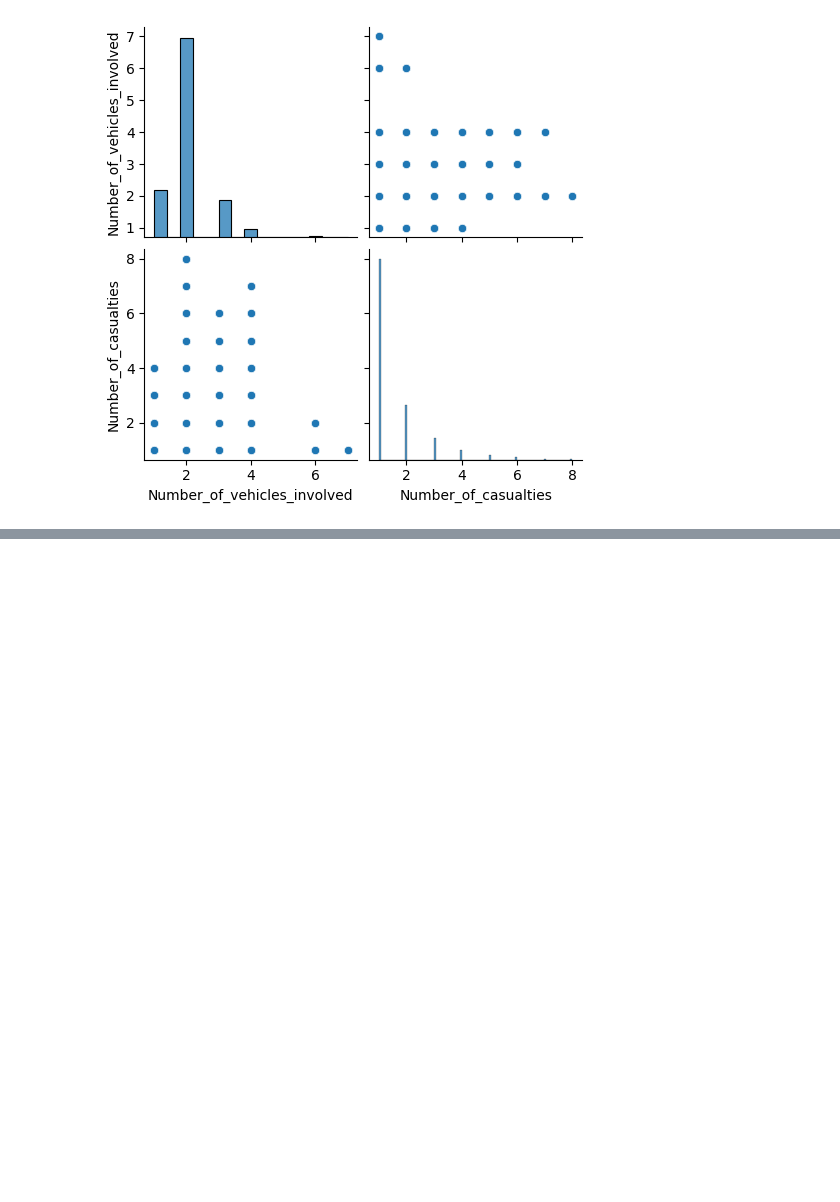
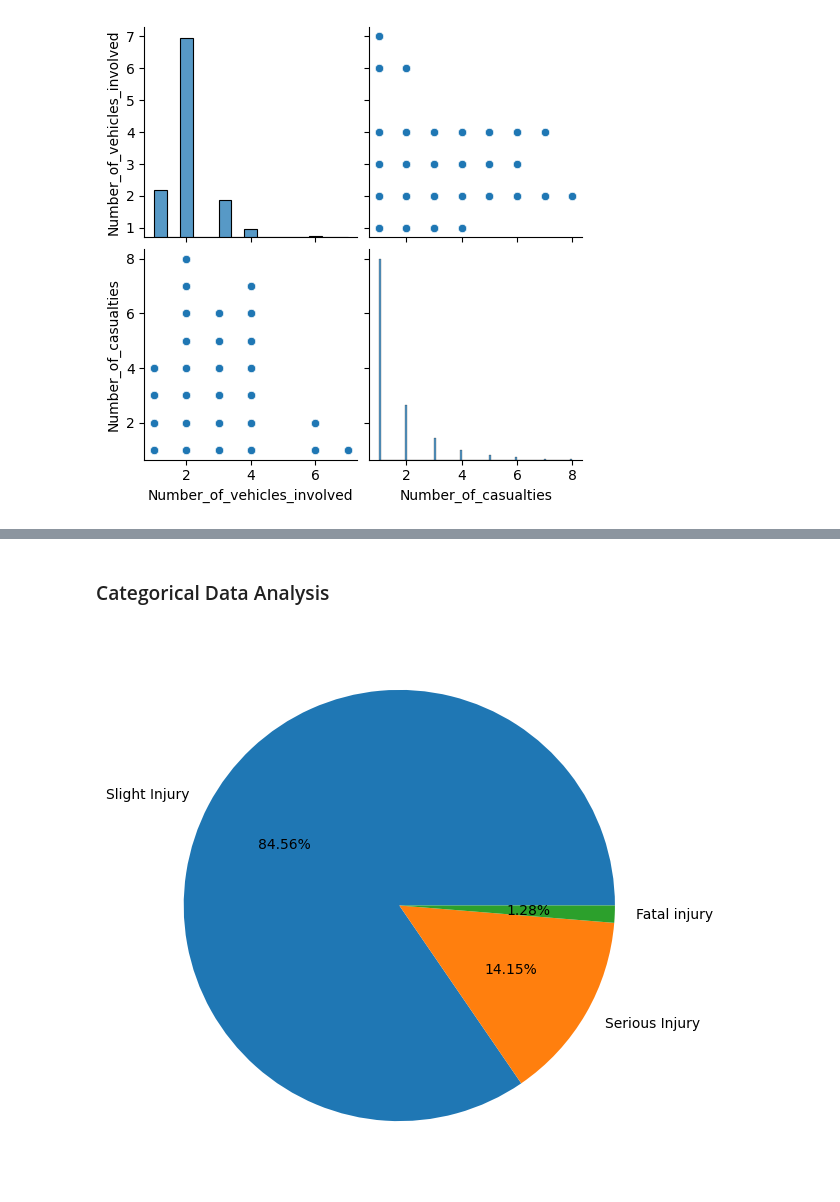
Before and after one commit to Impact-Dev1/Road-Traffic-Severity-Classification, a Jupyter notebook: main.ipynb, the cells around one changed output, grey strips where cells are left out. Drawn from its saved outputs; the diff is of its cells as text; code cells hidden in the pictures; blank space fills up the shorter version.

Commit message:
Data preprocess

```diff
--- a/main.ipynb
+++ b/main.ipynb
@@ -192,0 +199,10 @@ plt.show()
+# %% [markdown]
+### Categorical Data Analysis
+# %%
+plt.figure(figsize=(10,7))
+plt.pie(x=df['Accident_severity'].value_counts().values,
+        labels=df["Accident_severity"].value_counts().index,
+        autopct='%2.2f%%')
+plt.show()
+# %% [output]
+[figure, added]
```
Also changed, not shown: parts of 4 cells of this notebook.
